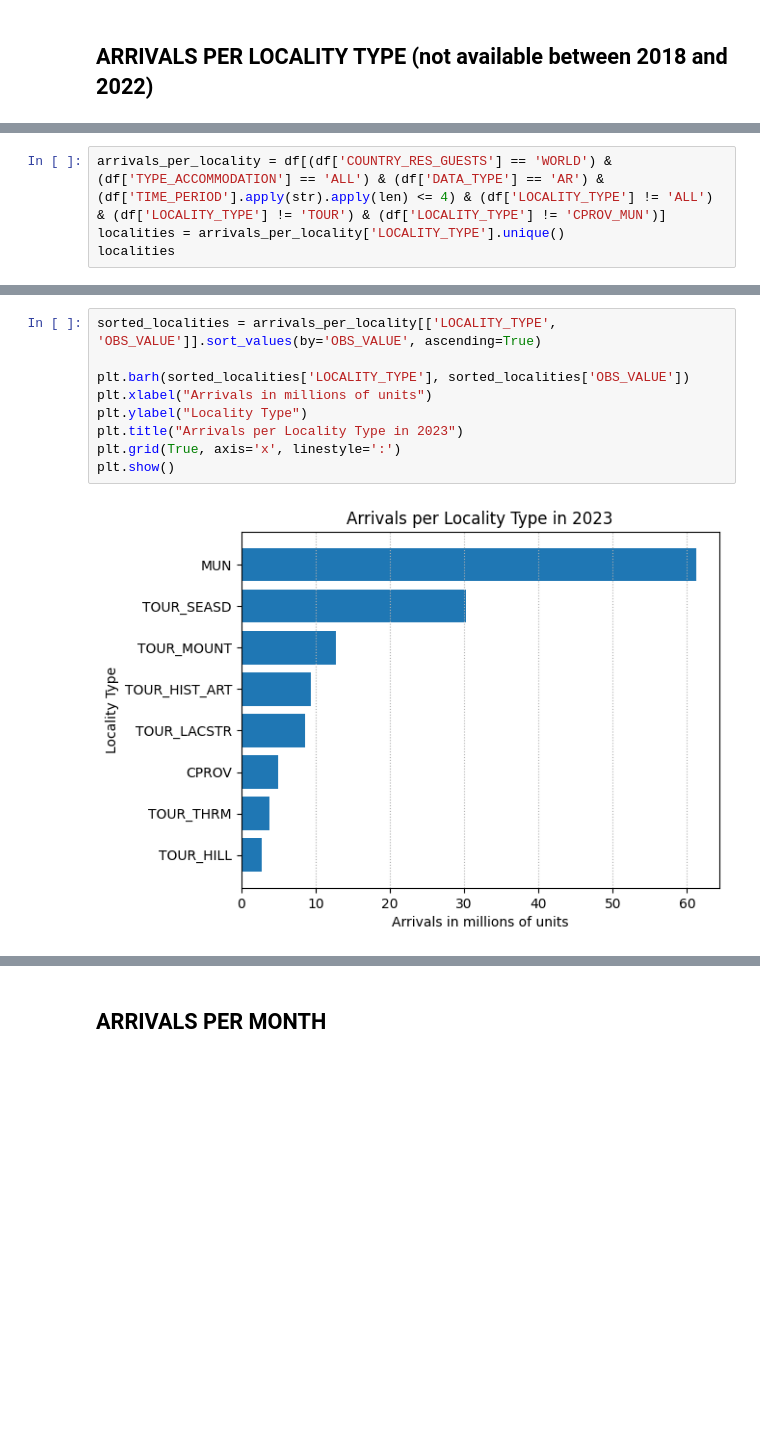
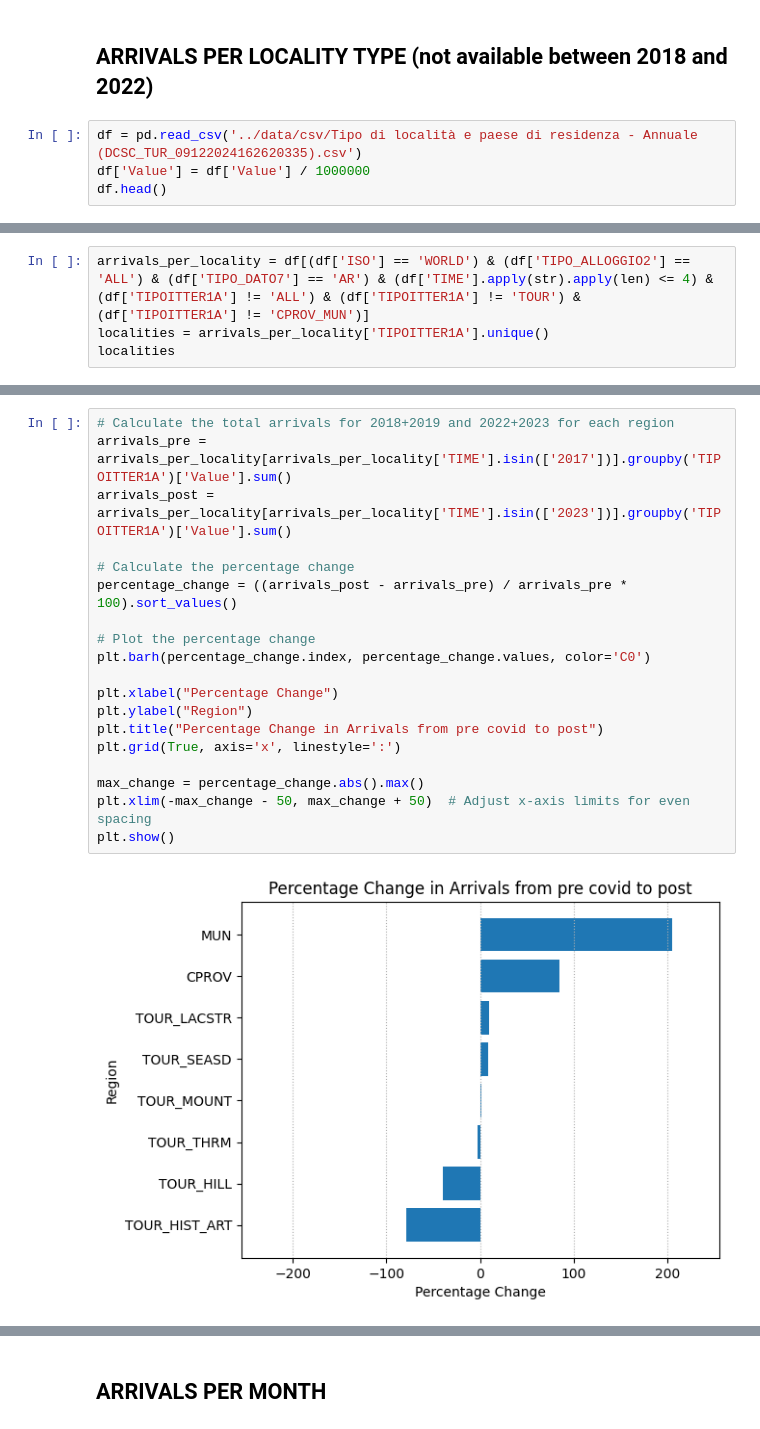
Before and after one commit to T0ls/data-Visualization, a Jupyter notebook: code/index.ipynb, the cells around one changed output, grey strips where cells are left out. Cells and saved outputs as stored; diff of their text form; blank space fills up the shorter version.

```diff
--- a/code/index.ipynb
+++ b/code/index.ipynb
@@ -749,3 +749,7 @@ plt.show()
 [figure]
 # %% [markdown]
 ## ARRIVALS PER LOCALITY TYPE (not available between 2018 and 2022)
+# %%
+df = pd.read_csv('../data/csv/Tipo di località e paese di residenza - Annuale (DCSC_TUR_09122024162620335).csv')
+df['Value'] = df['Value'] / 1000000
+df.head()
@@ -752,5 +763,5 @@ plt.show()
 # %%
-arrivals_per_locality = df[(df['COUNTRY_RES_GUESTS'] == 'WORLD') & (df['TYPE_ACCOMMODATION'] == 'ALL') & (df['DATA_TYPE'] == 'AR') & (df['TIME_PERIOD'].apply(str).apply(len) <= 4) & (df['LOCALITY_TYPE'] != 'ALL') & (df['LOCALITY_TYPE'] != 'TOUR') & (df['LOCALITY_TYPE'] != 'CPROV_MUN')]
-localities = arrivals_per_locality['LOCALITY_TYPE'].unique()
+arrivals_per_locality = df[(df['ISO'] == 'WORLD') & (df['TIPO_ALLOGGIO2'] == 'ALL') & (df['TIPO_DATO7'] == 'AR') & (df['TIME'].apply(str).apply(len) <= 4) & (df['TIPOITTER1A'] != 'ALL') & (df['TIPOITTER1A'] != 'TOUR') & (df['TIPOITTER1A'] != 'CPROV_MUN')]
+localities = arrivals_per_locality['TIPOITTER1A'].unique()
 localities
 # %% [output]
@@ -759,13 +770,23 @@ array(['CPROV', 'MUN', 'TOUR_HILL', 'TOUR_HIST_ART', 'TOUR_LACSTR',
 # %% [markdown]
 ![image-2.png](attachment:image-2.png)
-# %%
-sorted_localities = arrivals_per_locality[['LOCALITY_TYPE', 'OBS_VALUE']].sort_values(by='OBS_VALUE', ascending=True)
-
-plt.barh(sorted_localities['LOCALITY_TYPE'], sorted_localities['OBS_VALUE'])
-plt.xlabel("Arrivals in millions of units")
-plt.ylabel("Locality Type")
-plt.title("Arrivals per Locality Type in 2023")
-plt.grid(True, axis='x', linestyle=':')
-plt.show()
-# %% [output]
-[figure, removed]
+# %%
+# Calculate the total arrivals for 2018+2019 and 2022+2023 for each region
+arrivals_pre = arrivals_per_locality[arrivals_per_locality['TIME'].isin(['2017'])].groupby('TIPOITTER1A')['Value'].sum()
+arrivals_post = arrivals_per_locality[arrivals_per_locality['TIME'].isin(['2023'])].groupby('TIPOITTER1A')['Value'].sum()
+
+# Calculate the percentage change
+percentage_change = ((arrivals_post - arrivals_pre) / arrivals_pre * 100).sort_values()
+
+# Plot the percentage change
+plt.barh(percentage_change.index, percentage_change.values, color='C0')
+
+plt.xlabel("Percentage Change")
+plt.ylabel("Region")
+plt.title("Percentage Change in Arrivals from pre covid to post")
+plt.grid(True, axis='x', linestyle=':')
+
+max_change = percentage_change.abs().max()
+plt.xlim(-max_change - 50, max_change + 50)  # Adjust x-axis limits for even spacing
+plt.show()
+# %% [output]
+[figure, added]
```
Also changed, not shown: parts of 7 cells of this notebook.
